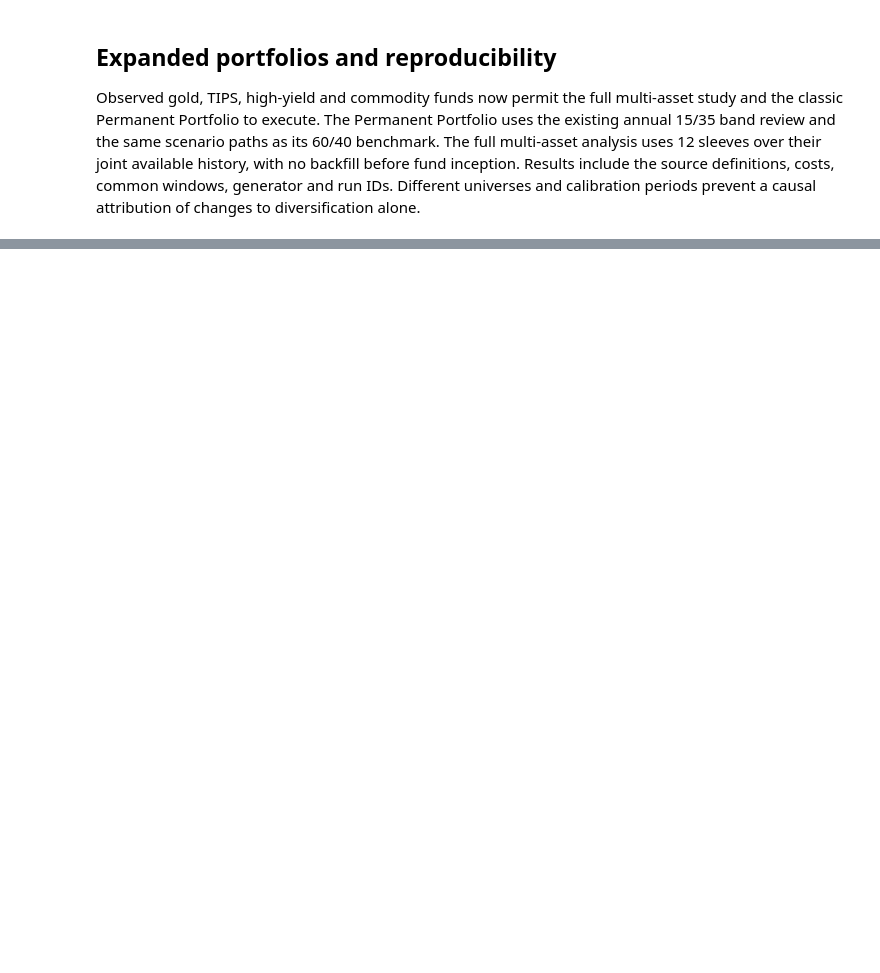
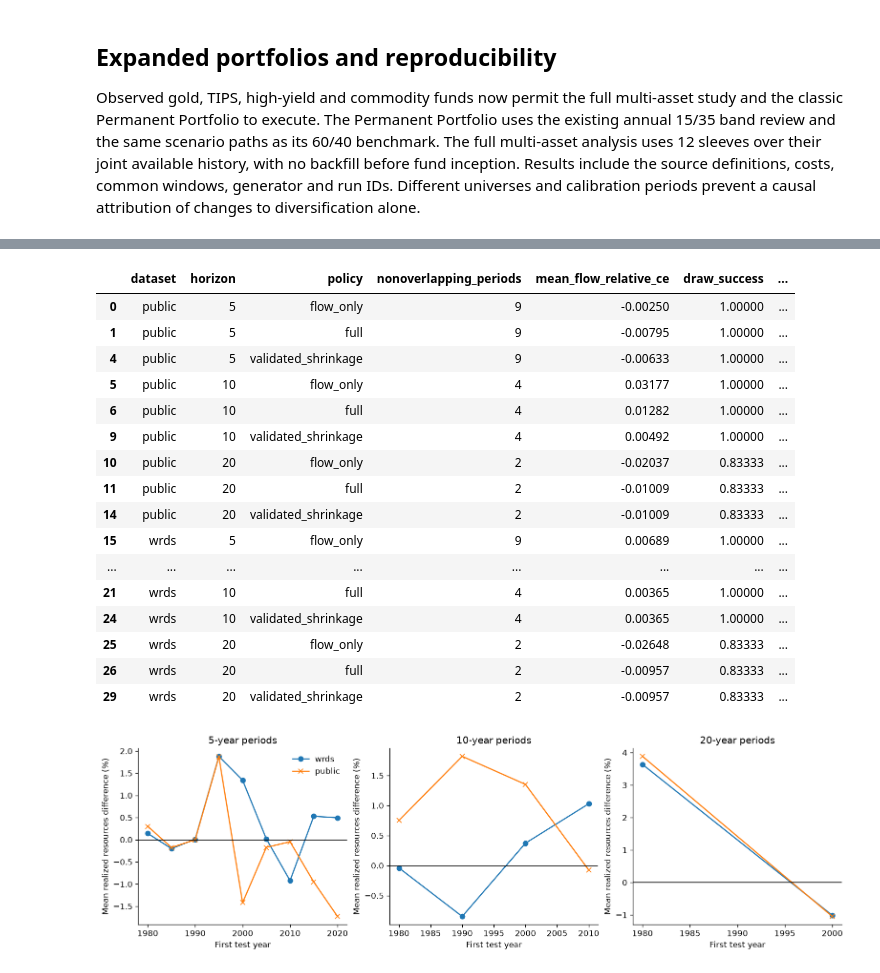
Before and after one commit to Yikai-Li/FI-Acc-Dec-Wedmont, a Jupyter notebook: research/wrds_validation_2026_11_19/wrds_validation.ipynb, the cells around one changed output, grey strips where cells are left out. Drawn from its saved outputs; the diff is of its cells as text; code cells hidden in the pictures; blank space fills up the shorter version.

```diff
--- a/research/wrds_validation_2026_11_19/wrds_validation.ipynb
+++ b/research/wrds_validation_2026_11_19/wrds_validation.ipynb
@@ -402,0 +546,51 @@ In this calibration, 8 of 9 alternatives have lower consumption CE than 60/40 wi
+# %%
+historical=pd.concat([pd.read_csv(ROB/(d+'_nonoverlap.csv')) for d in ['wrds','public']],ignore_index=True)
+reference=historical[historical.policy.eq('horizon_only')][['dataset','horizon','start_year','q','resources','success','unmet']]
+historical=historical.merge(reference,on=['dataset','horizon','start_year','q'],suffixes=('','_restricted'),validate='many_to_one')
+assert (pd.to_datetime(historical.latest_training_publication)<pd.to_datetime(historical.decision_date)).all()
+historical['relative_realized_resources']=historical.resources/historical.resources_restricted-1
+period_summary=historical.groupby(['dataset','horizon','start_year','end_year','policy']).relative_realized_resources.mean().reset_index()
+period_summary.to_csv(ROB/'nonoverlap_period_summary.csv',index=False)
+ce_rows=[]
+for (dataset,horizon,policy),g in historical.groupby(['dataset','horizon','policy']):
+    ce_deltas=[]
+    for q,cell in g.groupby('q'):
+        a=np.maximum(cell.resources.to_numpy(),1000.)
+        b=np.maximum(cell.resources_restricted.to_numpy(),1000.)
+        ce_deltas.append((np.mean(a**-3)/np.mean(b**-3))**(-1/3)-1)
+    draws=g[g.q>0]
+    ce_rows.append({'dataset':dataset,'horizon':horizon,'policy':policy,'nonoverlapping_periods':g.start_year.nunique(),
+        'mean_flow_relative_ce':np.mean(ce_deltas),'draw_success':draws.success.mean(),
+        'draw_success_difference_pp':100*(draws.success.astype(float)-draws.success_restricted.astype(float)).mean(),
+        'mean_draw_unmet':draws.unmet.mean()})
+historical_ce=pd.DataFrame(ce_rows)
+historical_ce.to_csv(ROB/'nonoverlap_ce_summary.csv',index=False)
+display(historical_ce[historical_ce.policy.isin(['full','validated_shrinkage','flow_only'])].round(5))
+fig,axes=plt.subplots(1,3,figsize=(13,3.8),layout='constrained')
+for ax,h in zip(axes,[5,10,20]):
+    for dataset,marker in [('wrds','o'),('public','x')]:
+        g=period_summary[period_summary.dataset.eq(dataset)&period_summary.horizon.eq(h)&period_summary.policy.eq('full')]
+        ax.plot(g.start_year,100*g.relative_realized_resources,marker=marker,label=dataset)
+    ax.axhline(0,color='black',lw=1)
+    ax.set(title=f'{h}-year periods',xlabel='First test year',ylabel='Mean realized resources difference (%)')
+axes[0].legend(frameon=False)
+export('robustness_nonoverlap_periods')
+# %% [output]
+|  | dataset | horizon | policy | nonoverlapping_periods | mean_flow_relative_ce | draw_success | ... |
+| 0 | public | 5 | flow_only | 9 | -0.00250 | 1.00000 | ... |
+| 1 | public | 5 | full | 9 | -0.00795 | 1.00000 | ... |
+| 4 | public | 5 | validated_shrinkage | 9 | -0.00633 | 1.00000 | ... |
+| 5 | public | 10 | flow_only | 4 | 0.03177 | 1.00000 | ... |
+| 6 | public | 10 | full | 4 | 0.01282 | 1.00000 | ... |
+| 9 | public | 10 | validated_shrinkage | 4 | 0.00492 | 1.00000 | ... |
+| 10 | public | 20 | flow_only | 2 | -0.02037 | 0.83333 | ... |
+| 11 | public | 20 | full | 2 | -0.01009 | 0.83333 | ... |
+| 14 | public | 20 | validated_shrinkage | 2 | -0.01009 | 0.83333 | ... |
+| 15 | wrds | 5 | flow_only | 9 | 0.00689 | 1.00000 | ... |
+| ... | ... | ... | ... | ... | ... | ... | ... |
+| 21 | wrds | 10 | full | 4 | 0.00365 | 1.00000 | ... |
+| 24 | wrds | 10 | validated_shrinkage | 4 | 0.00365 | 1.00000 | ... |
+| 25 | wrds | 20 | flow_only | 2 | -0.02648 | 0.83333 | ... |
+| 26 | wrds | 20 | full | 2 | -0.00957 | 0.83333 | ... |
+| 29 | wrds | 20 | validated_shrinkage | 2 | -0.00957 | 0.83333 | ... |
+[figure, added]
```
Also changed, not shown: parts of 9 cells of this notebook, 52 other files.
